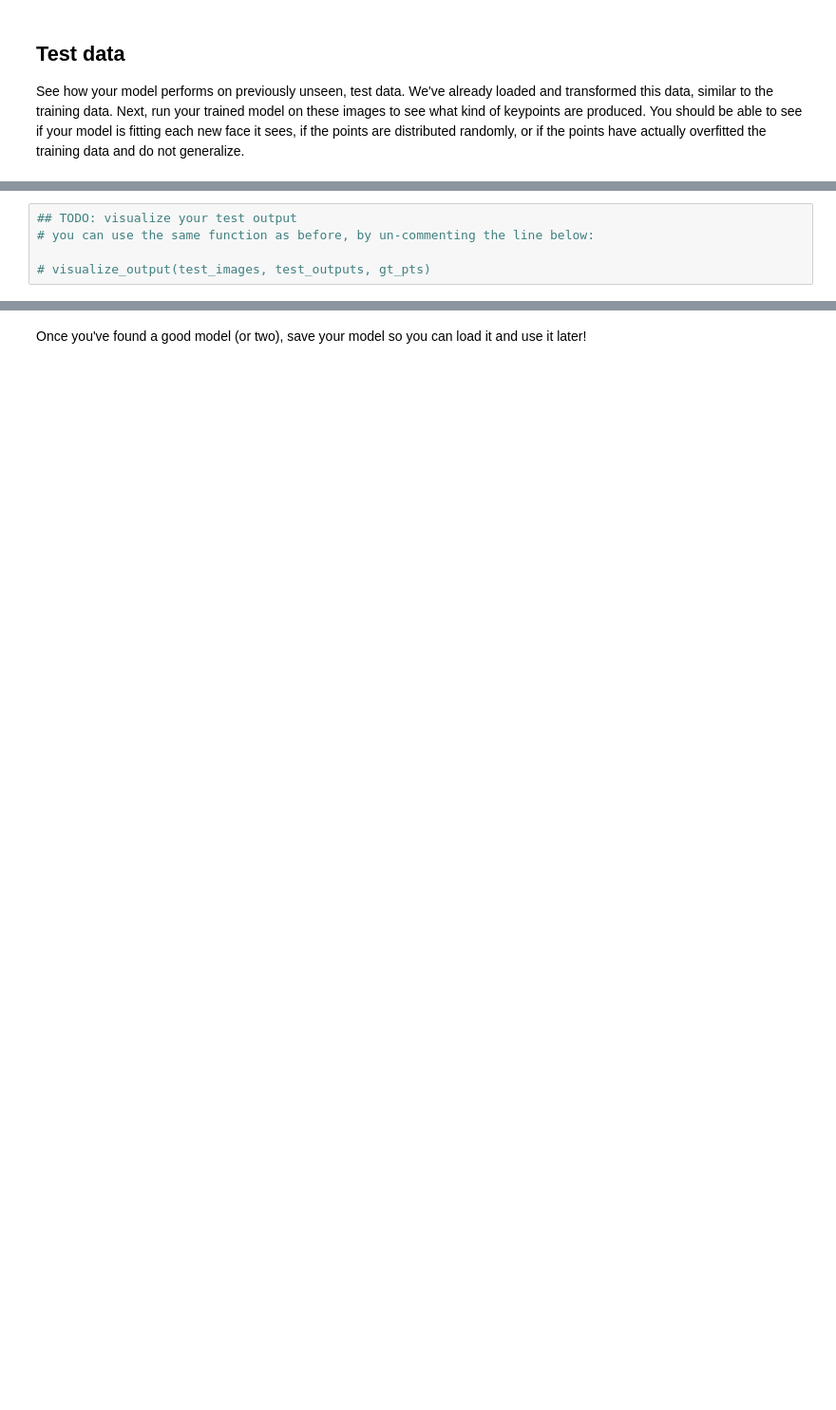
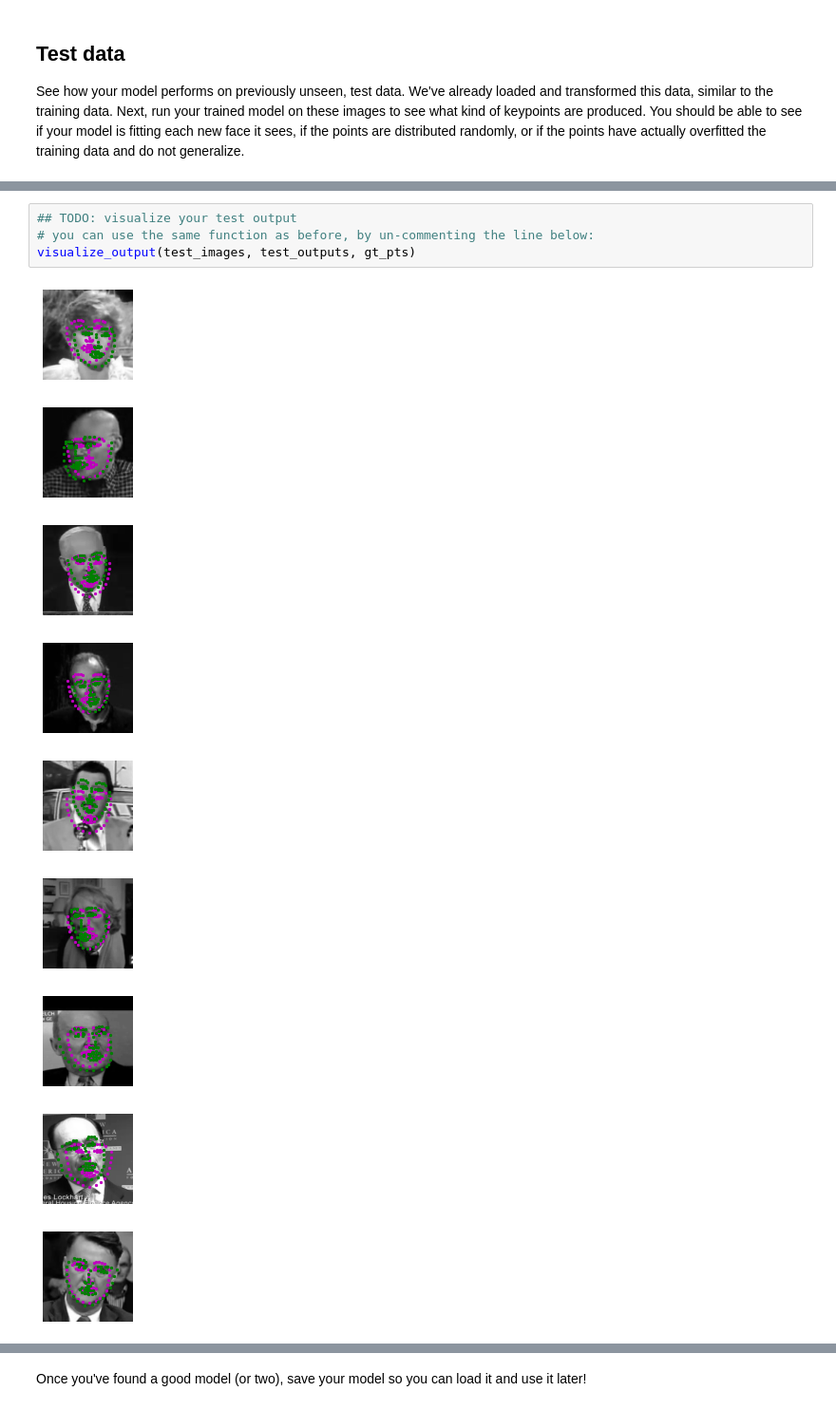
Before and after one commit to AndresGarciaEscalante/Facial_Kepoints_CNN, a Jupyter notebook: 2. Define the Network Architecture.ipynb, the cells around one changed output, grey strips where cells are left out. Shown: that part at 95% size. Drawn from its saved outputs; the diff is of its cells as text; blank space fills up the shorter version.

```diff
--- a/2. Define the Network Architecture.ipynb
+++ b/2. Define the Network Architecture.ipynb
@@ -406,5 +436,14 @@ print(gt_pts.size())
 # %%
 ## TODO: visualize your test output
 # you can use the same function as before, by un-commenting the line below:
-
-# visualize_output(test_images, test_outputs, gt_pts)
+visualize_output(test_images, test_outputs, gt_pts)
+# %% [output]
+[figure, added]
+[figure, added]
+[figure, added]
+[figure, added]
+[figure, added]
+[figure, added]
+[figure, added]
+[figure, added]
+[figure, added]
```
Also changed, not shown: parts of 10 cells of this notebook.
